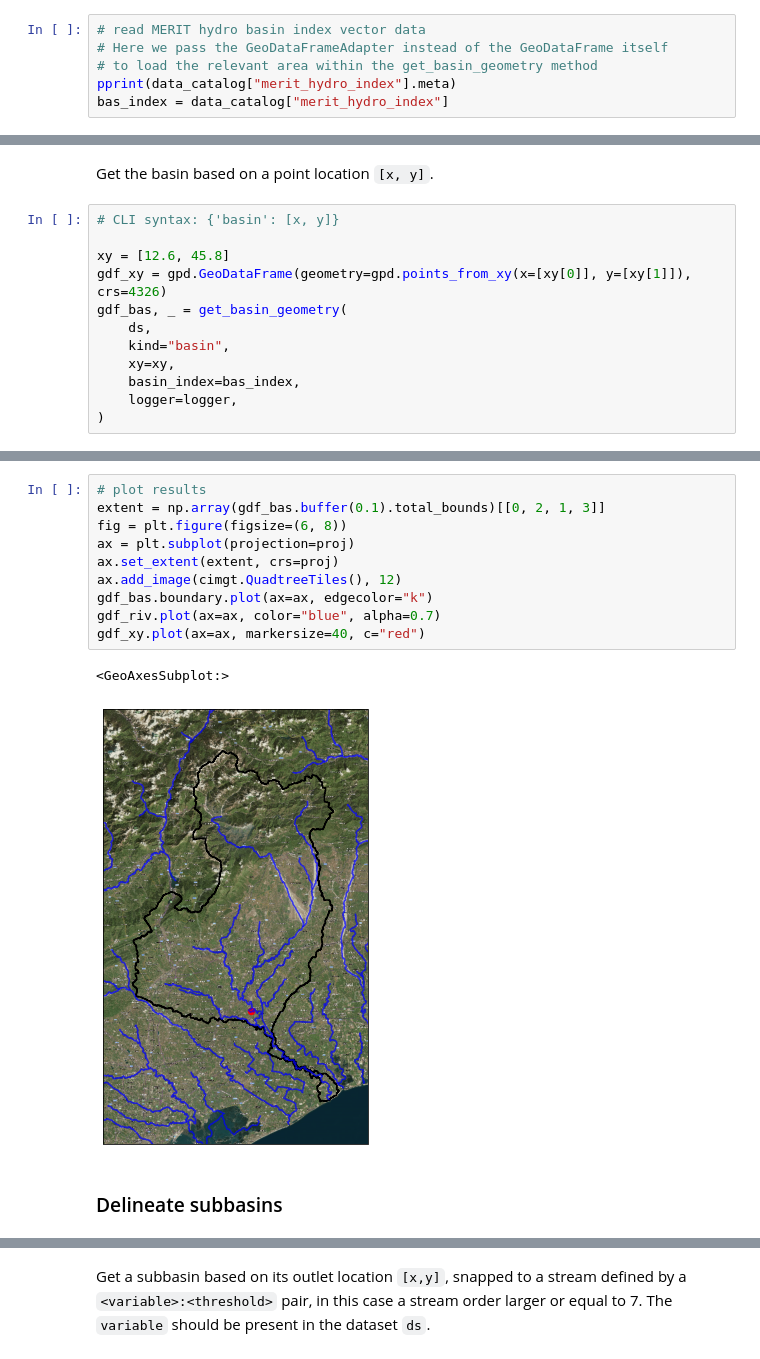
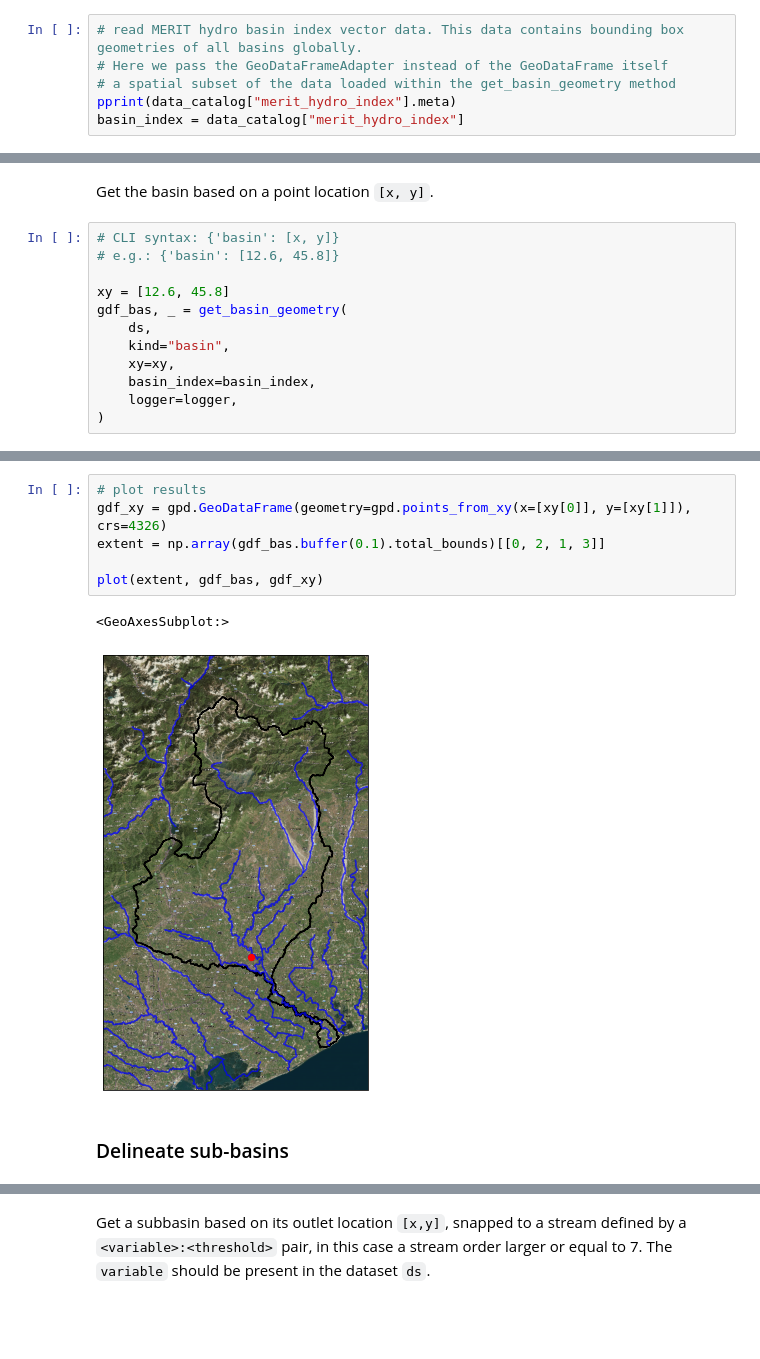
Before and after one commit to daanrooze/hydromt, a Jupyter notebook: dev/examples/examples/delineate_basin.ipynb, the cells around one changed output, grey strips where cells are left out. Drawn from its saved outputs; the diff is of its cells as text; blank space fills up the shorter version.

```diff
--- a/dev/examples/examples/delineate_basin.ipynb
+++ b/dev/examples/examples/delineate_basin.ipynb
@@ -56,9 +53,9 @@ ds = data_catalog.get_rasterdataset("merit_hydro")
 # %%
-# read MERIT hydro basin index vector data
+# read MERIT hydro basin index vector data. This data contains bounding box geometries of all basins globally.
 # Here we pass the GeoDataFrameAdapter instead of the GeoDataFrame itself
-# to load the relevant area within the get_basin_geometry method
+# a spatial subset of the data loaded within the get_basin_geometry method
 pprint(data_catalog["merit_hydro_index"].meta)
-bas_index = data_catalog["merit_hydro_index"]
+basin_index = data_catalog["merit_hydro_index"]
 # %% [output]
 {'category': 'topography',
  'paper_doi': '10.5194/hess-2020-582',
@@ -77,14 +85,14 @@ Several examples to delineate sub-, inter- or full basins are provided below. To
 Get the basin based on a point location `[x, y]`.
 # %%
 # CLI syntax: {'basin': [x, y]}
+# e.g.: {'basin': [12.6, 45.8]}
 
 xy = [12.6, 45.8]
-gdf_xy = gpd.GeoDataFrame(geometry=gpd.points_from_xy(x=[xy[0]], y=[xy[1]]), crs=4326)
 gdf_bas, _ = get_basin_geometry(
     ds,
     kind="basin",
     xy=xy,
-    basin_index=bas_index,
+    basin_index=basin_index,
     logger=logger,
 )
 # %% [output]
@@ -93,16 +101,12 @@ gdf_bas, _ = get_basin_geometry(
-# %%
-# plot results
-extent = np.array(gdf_bas.buffer(0.1).total_bounds)[[0, 2, 1, 3]]
-fig = plt.figure(figsize=(6, 8))
-ax = plt.subplot(projection=proj)
-ax.set_extent(extent, crs=proj)
-ax.add_image(cimgt.QuadtreeTiles(), 12)
-gdf_bas.boundary.plot(ax=ax, edgecolor="k")
-gdf_riv.plot(ax=ax, color="blue", alpha=0.7)
-gdf_xy.plot(ax=ax, markersize=40, c="red")
-# %% [output]
-<GeoAxesSubplot:>
-[figure, removed]
+# %%
+# plot results
+gdf_xy = gpd.GeoDataFrame(geometry=gpd.points_from_xy(x=[xy[0]], y=[xy[1]]), crs=4326)
+extent = np.array(gdf_bas.buffer(0.1).total_bounds)[[0, 2, 1, 3]]
+
+plot(extent, gdf_bas, gdf_xy)
+# %% [output]
+<GeoAxesSubplot:>
+[figure, added]
 # %% [markdown]
-### Delineate subbasins
+### Delineate sub-basins
 # %% [markdown]
```
Also changed, not shown: parts of 18 cells of this notebook, 19 other files.
